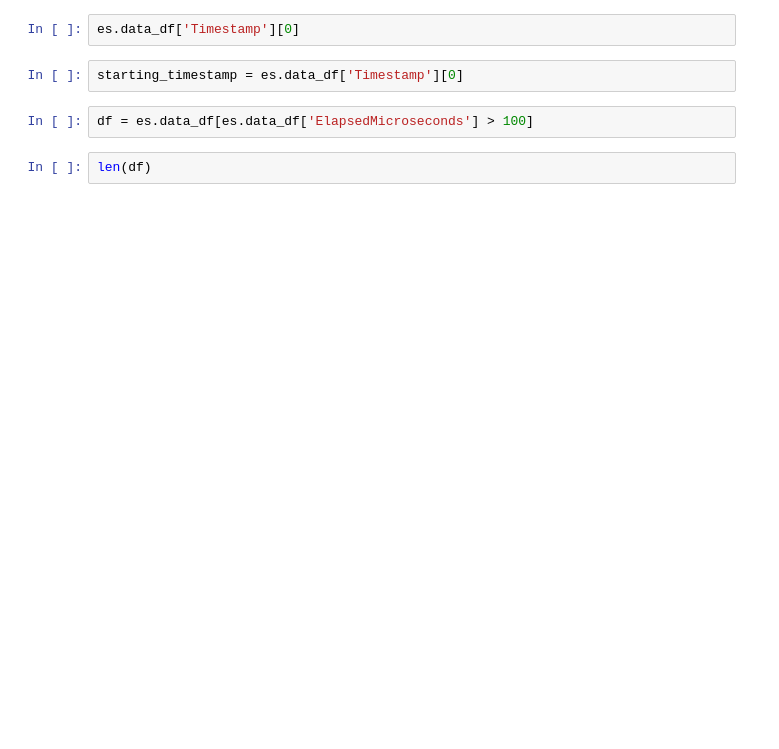
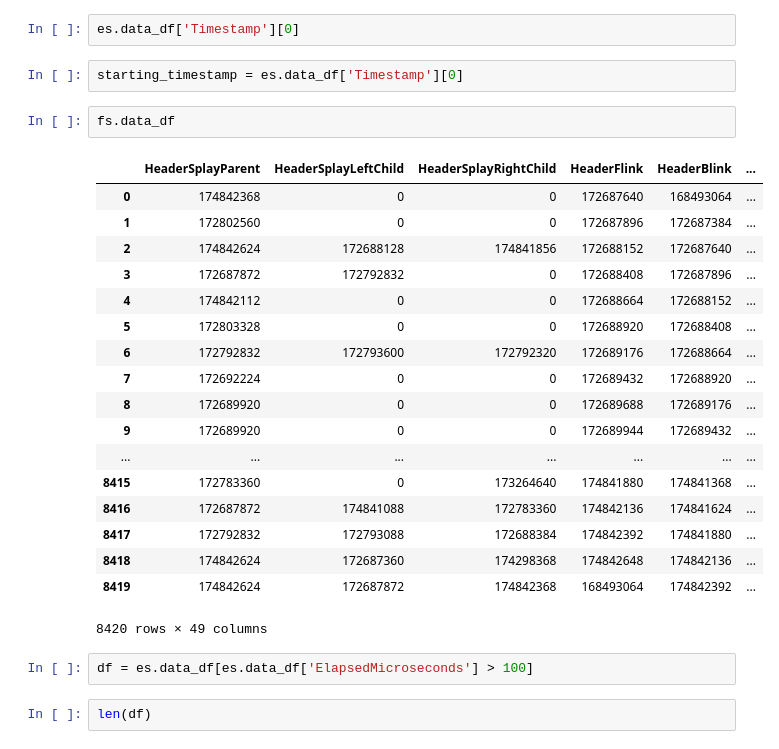
Before and after one commit to tpn/tracer, a Jupyter notebook: Notebooks/Test Tracer (Python 2.7)-Copy2.ipynb, the cells around one changed output. Cells and saved outputs as stored; diff of their text form; blank space fills up the shorter version.

```diff
--- a/Notebooks/Test Tracer (Python 2.7)-Copy2.ipynb
+++ b/Notebooks/Test Tracer (Python 2.7)-Copy2.ipynb
@@ -167,6 +201,27 @@ df = es.data_df
 es.data_df['Timestamp'][0]
 # %%
 starting_timestamp = es.data_df['Timestamp'][0]
+# %%
+fs.data_df
+# %% [output]
+|  | HeaderSplayParent | HeaderSplayLeftChild | HeaderSplayRightChild | HeaderFlink | HeaderBlink | ... |
+| 0 | 174842368 | 0 | 0 | 172687640 | 168493064 | ... |
+| 1 | 172802560 | 0 | 0 | 172687896 | 172687384 | ... |
+| 2 | 174842624 | 172688128 | 174841856 | 172688152 | 172687640 | ... |
+| 3 | 172687872 | 172792832 | 0 | 172688408 | 172687896 | ... |
+| 4 | 174842112 | 0 | 0 | 172688664 | 172688152 | ... |
+| 5 | 172803328 | 0 | 0 | 172688920 | 172688408 | ... |
+| 6 | 172792832 | 172793600 | 172792320 | 172689176 | 172688664 | ... |
+| 7 | 172692224 | 0 | 0 | 172689432 | 172688920 | ... |
+| 8 | 172689920 | 0 | 0 | 172689688 | 172689176 | ... |
+| 9 | 172689920 | 0 | 0 | 172689944 | 172689432 | ... |
+| ... | ... | ... | ... | ... | ... | ... |
+| 8415 | 172783360 | 0 | 173264640 | 174841880 | 174841368 | ... |
+| 8416 | 172687872 | 174841088 | 172783360 | 174842136 | 174841624 | ... |
+| 8417 | 172792832 | 172793088 | 172688384 | 174842392 | 174841880 | ... |
+| 8418 | 174842624 | 172687360 | 174298368 | 174842648 | 174842136 | ... |
+| 8419 | 174842624 | 172687872 | 174842368 | 168493064 | 174842392 | ... |
+8420 rows × 49 columns
 # %%
 df = es.data_df[es.data_df['ElapsedMicroseconds'] > 100]
 # %%
```
Also changed, not shown: parts of 10 cells of this notebook, 2 other files.
